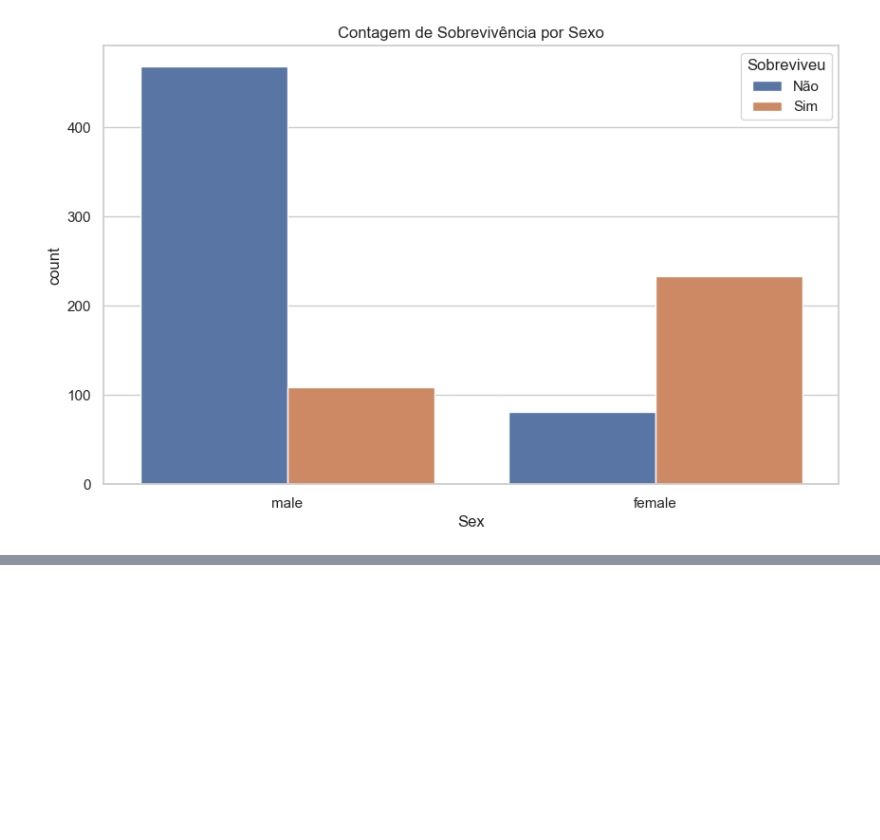
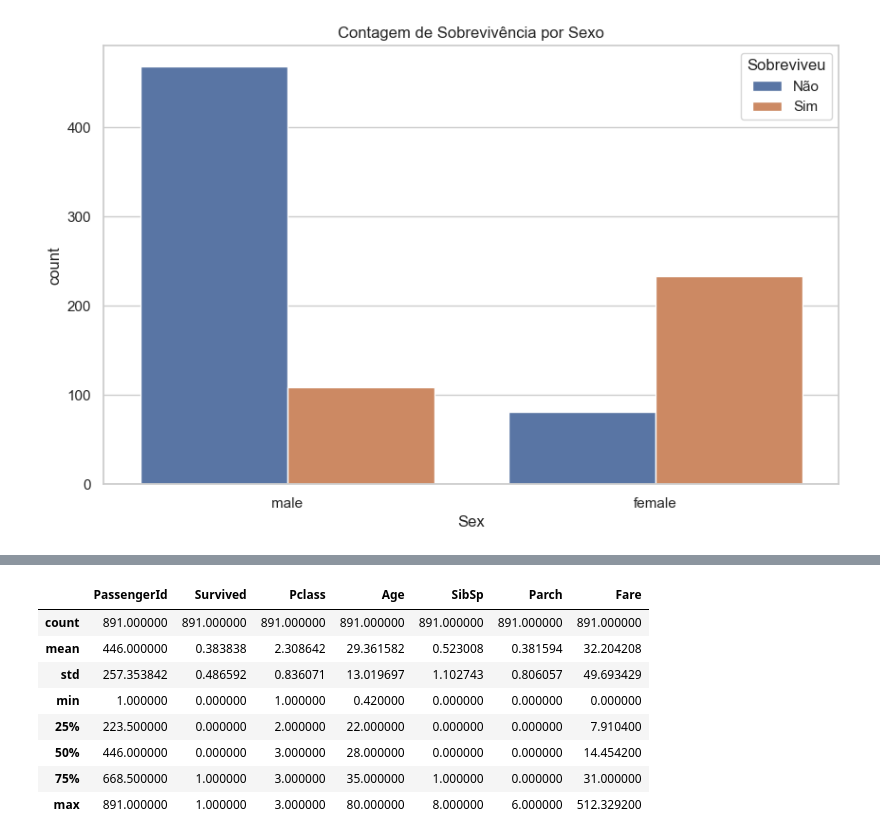
Before and after one commit to danieltalon/analise-exploratoria-titanic, a Jupyter notebook: analise.ipynb, the cells around one changed output, grey strips where cells are left out. Drawn from its saved outputs; the diff is of its cells as text; code cells hidden in the pictures; blank space fills up the shorter version.

```diff
--- a/analise.ipynb
+++ b/analise.ipynb
@@ -100,3 +100,14 @@ plt.legend(title='Sobreviveu', labels=['Não', 'Sim'])
 plt.show()
 # %% [output]
 [figure]
+# %%
+# calcula a mediana da coluna Age
+mediana_idade = df['Age'].median()
+print(f"A mediana da idade é: {mediana_idade}")
+
+# preenche os valores ausentes NaN na coluna Age com a mediana
+# o 'inplace=True' modifica o DataFrame diretamente, sem precisar de reatribuição
+df['Age'].fillna(mediana_idade,inplace=True)
+
+# verifica se ainda há valores nulos em Age
+print(f"\nValores nules em AGE após o preenchimento: {df['Age'].isnull().sum()}")
@@ -102,0 +118,6 @@ plt.show()
+# %%
+# remove a coluna Cabin do dataframe devido a baixa % de preenchimento
+# 'axis=1' informa ao pandas que estamos removendo uma coluna, nao uma linha
+df.drop('Cabin', axis=1,inplace=True)
+print("Coluna CABIN removida")
+df.info()
@@ -102,0 +144,9 @@ plt.show()
+# %%
+# preenche a coluna Embarked (porto de embarque) com o valor mais comum ('moda') pois possui somente alguns registros sem preenchimento
+# mode() retorna uma Serie e então pegamos o 1o elemento [0]
+moda_embraked = df['Embarked'].mode()[0]
+print(f"O porto de embarque mais comum e: {moda_embraked}")
+
+# preenche os valores ausentes com a moda estatistica
+df['Embarked'].fillna(moda_embraked, inplace=True)
+print(f"Valores nulos em EMBARKED após o preenchimento: {df['Embarked'].isnull().sum()}")
@@ -102,0 +156,6 @@ plt.show()
+# %%
+# convertendo colunas categóricas em numéricas (texto -> numero)
+# converte Sex e Embraked em colunas numericas
+# dropfirst=true remove uma das categorias para evitar redundancia (somente para quando houver 2 categorias. Ex.: se não for Male, é Female)
+df = pd.get_dummies(df, columns=['Sex','Embarked'], drop_first=True)
+print("Colunas SEX e EMBARKED convertidas para o formato numérico")
@@ -102,0 +186,12 @@ plt.show()
+# %%
+df.describe()
+# %% [output]
+|  | PassengerId | Survived | Pclass | Age | SibSp | Parch | Fare |
+| count | 891.000000 | 891.000000 | 891.000000 | 891.000000 | 891.000000 | 891.000000 | 891.000000 |
+| mean | 446.000000 | 0.383838 | 2.308642 | 29.361582 | 0.523008 | 0.381594 | 32.204208 |
+| std | 257.353842 | 0.486592 | 0.836071 | 13.019697 | 1.102743 | 0.806057 | 49.693429 |
+| min | 1.000000 | 0.000000 | 1.000000 | 0.420000 | 0.000000 | 0.000000 | 0.000000 |
+| 25% | 223.500000 | 0.000000 | 2.000000 | 22.000000 | 0.000000 | 0.000000 | 7.910400 |
+| 50% | 446.000000 | 0.000000 | 3.000000 | 28.000000 | 0.000000 | 0.000000 | 14.454200 |
+| 75% | 668.500000 | 1.000000 | 3.000000 | 35.000000 | 1.000000 | 0.000000 | 31.000000 |
+| max | 891.000000 | 1.000000 | 3.000000 | 80.000000 | 8.000000 | 6.000000 | 512.329200 |
```
Also changed, not shown: parts of 6 cells of this notebook.
